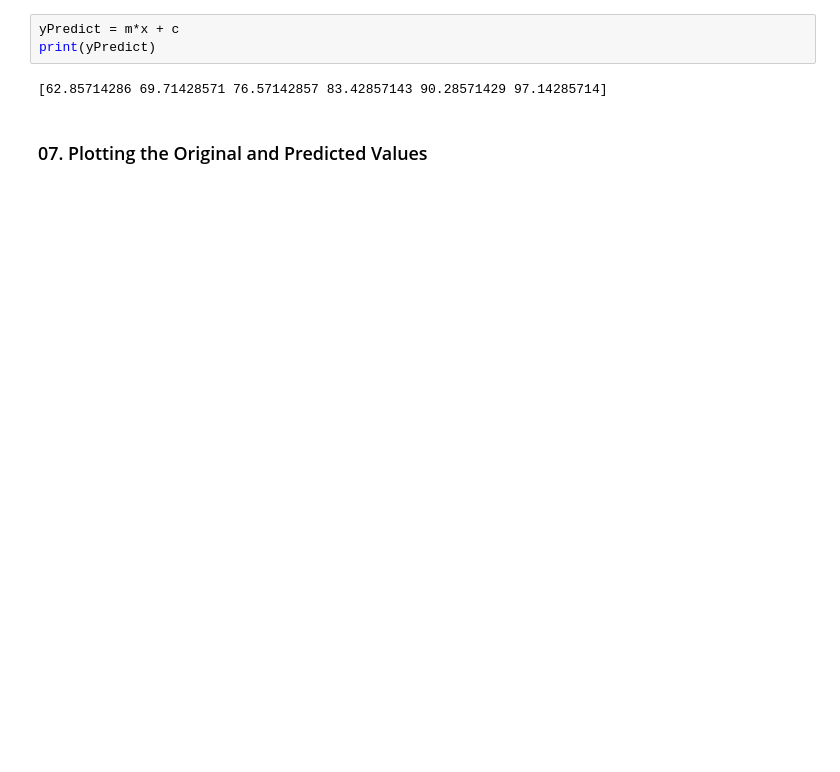
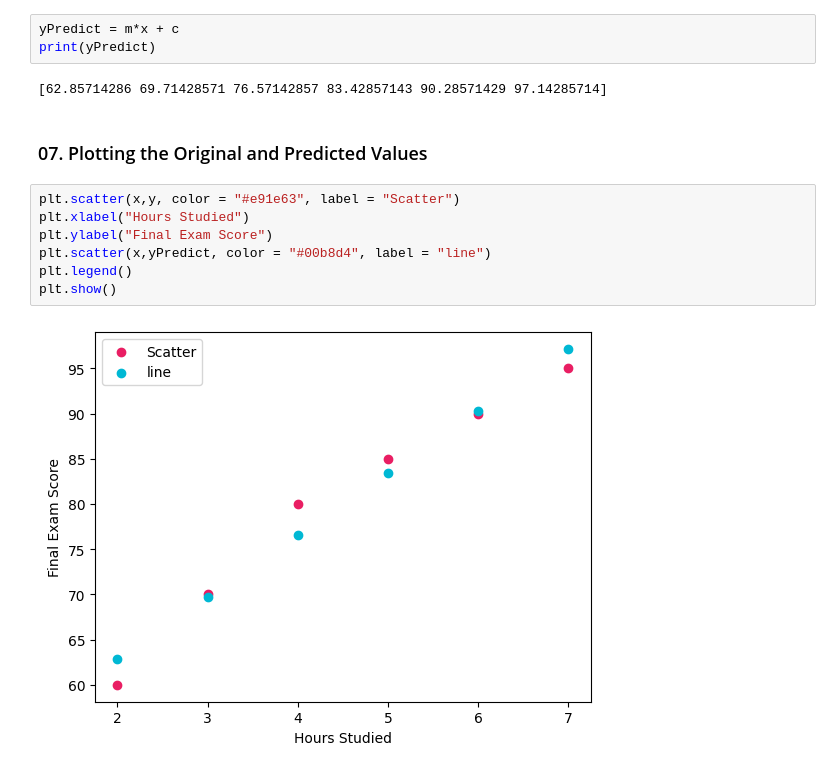
Before and after one commit to ZiaUrRehman-bit/Implementation-of-Machine-Learning-Algorithm, a Jupyter notebook: 02. Linear Regression/001.LRScratch.ipynb, the cells around one changed output. Saved outputs shown, nothing was run; the diff lists cells and outputs as text; blank space fills up the shorter version.

```diff
--- a/02. Linear Regression/001.LRScratch.ipynb
+++ b/02. Linear Regression/001.LRScratch.ipynb
@@ -158,3 +158,12 @@ print(yPredict)
 [62.85714286 69.71428571 76.57142857 83.42857143 90.28571429 97.14285714]
 # %% [markdown]
 ### 07. Plotting the Original and Predicted Values
+# %%
+plt.scatter(x,y, color = "#e91e63", label = "Scatter")
+plt.xlabel("Hours Studied")
+plt.ylabel("Final Exam Score")
+plt.scatter(x,yPredict, color = "#00b8d4", label = "line")
+plt.legend()
+plt.show()
+# %% [output]
+[figure, added]
```
Also changed, not shown: parts of 5 cells of this notebook.
